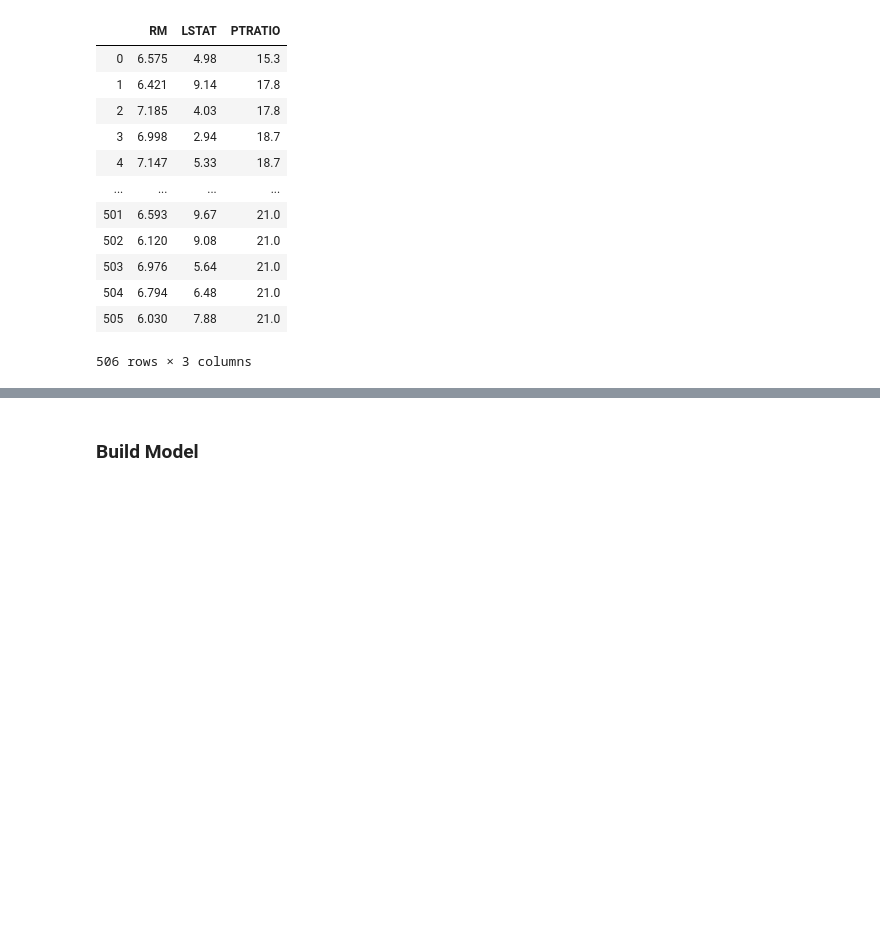
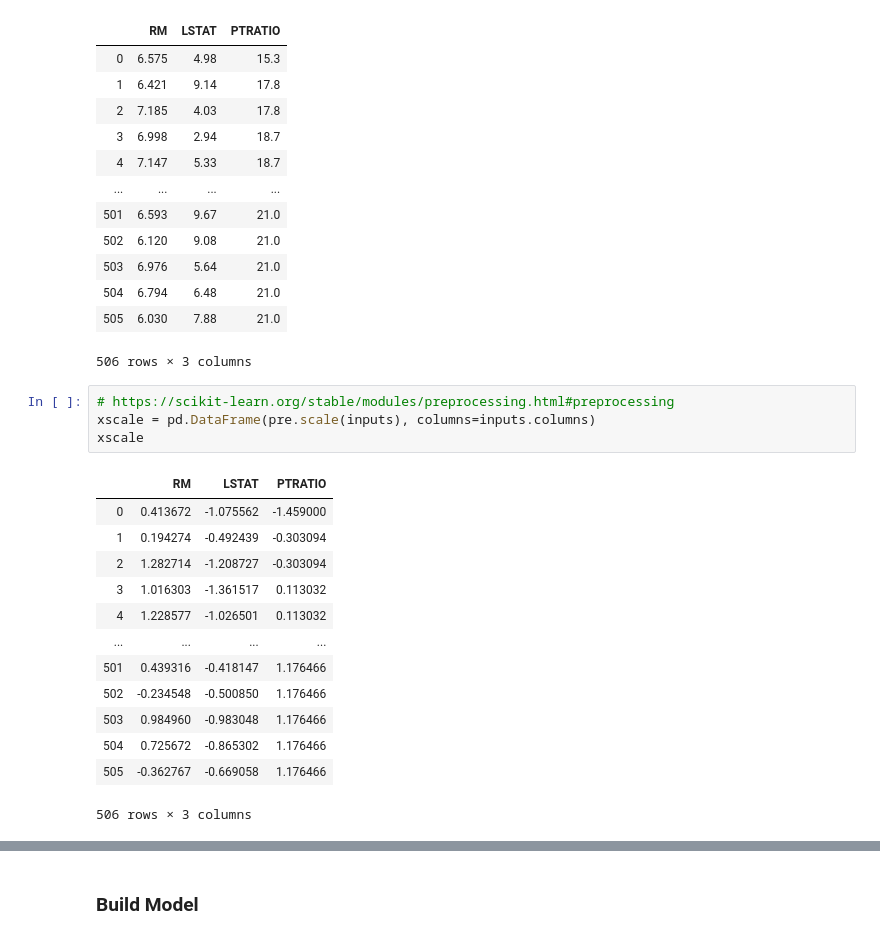
Before and after one commit to GraceAKelly/Machine_learning, a Jupyter notebook: Machine_Learning.ipynb, the cells around one changed output, grey strips where cells are left out. Cells and saved outputs as stored; diff of their text form; blank space fills up the shorter version.

Commit message:
preprocessing

```diff
--- a/Machine_Learning.ipynb
+++ b/Machine_Learning.ipynb
@@ -501,4 +502,22 @@ inputs
 | 504 | 6.794 | 6.48 | 21.0 |
 | 505 | 6.030 | 7.88 | 21.0 |
 506 rows × 3 columns
+# %%
+# https://scikit-learn.org/stable/modules/preprocessing.html#preprocessing
+xscale = pd.DataFrame(pre.scale(inputs), columns=inputs.columns)
+xscale
+# %% [output]
+|  | RM | LSTAT | PTRATIO |
+| 0 | 0.413672 | -1.075562 | -1.459000 |
+| 1 | 0.194274 | -0.492439 | -0.303094 |
+| 2 | 1.282714 | -1.208727 | -0.303094 |
+| 3 | 1.016303 | -1.361517 | 0.113032 |
+| 4 | 1.228577 | -1.026501 | 0.113032 |
+| ... | ... | ... | ... |
+| 501 | 0.439316 | -0.418147 | 1.176466 |
+| 502 | -0.234548 | -0.500850 | 1.176466 |
+| 503 | 0.984960 | -0.983048 | 1.176466 |
+| 504 | 0.725672 | -0.865302 | 1.176466 |
+| 505 | -0.362767 | -0.669058 | 1.176466 |
+506 rows × 3 columns
 # %%
```
Also changed, not shown: parts of 27 cells of this notebook.
